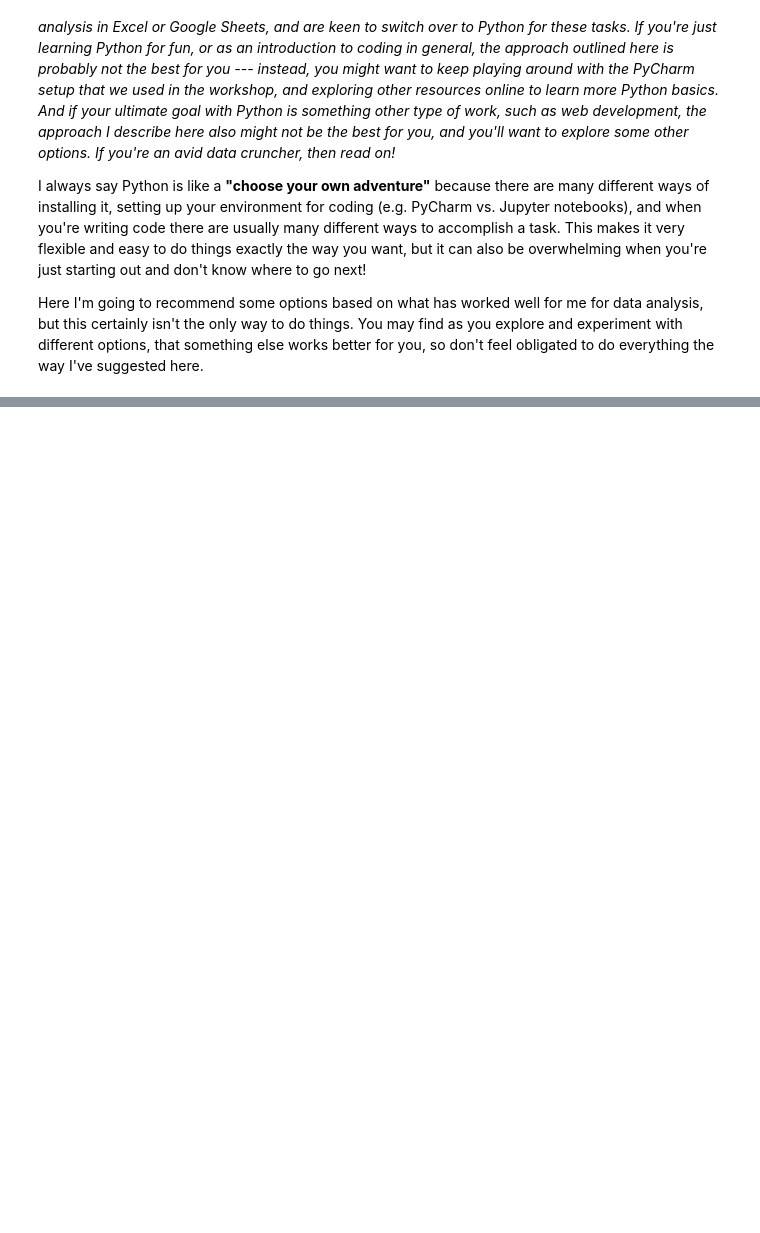
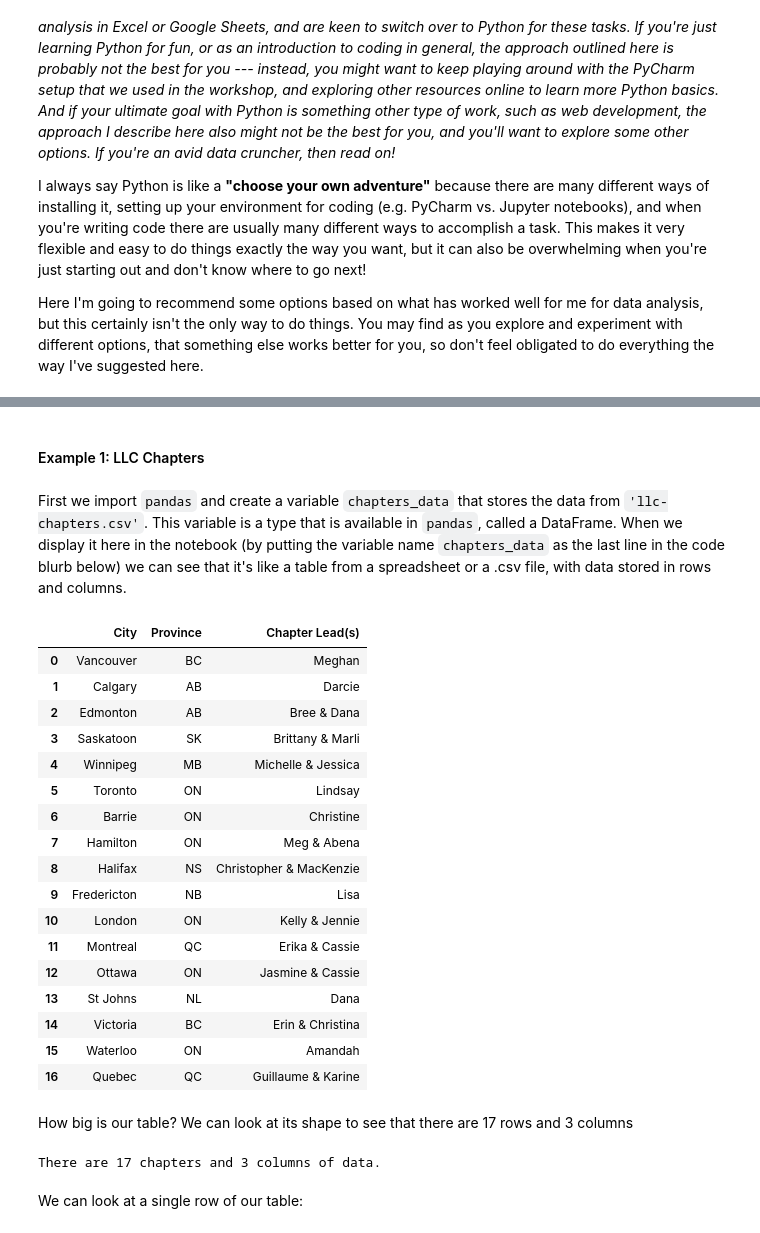
Before and after one commit to jenfly/llc-python-resources, a Jupyter notebook: next-steps.ipynb, the cells around one changed output, grey strips where cells are left out. Drawn from its saved outputs; the diff is of its cells as text; code cells hidden in the pictures; blank space fills up the shorter version.

Commit message:
First draft

```diff
--- a/next-steps.ipynb
+++ b/next-steps.ipynb
@@ -70,0 +78,37 @@ https://github.com/wesm/pydata-book
+# %% [markdown]
+#### Example 1: LLC Chapters
+# %% [markdown]
+First we import `pandas` and create a variable `chapters_data` that stores the data from `'llc-chapters.csv'`. This variable is a type that is available in `pandas`, called a DataFrame. When we display it here in the notebook (by putting the variable name `chapters_data` as the last line in the code blurb below) we can see that it's like a table from a spreadsheet or a .csv file, with data stored in rows and columns.
+# %%
+import pandas
+
+chapters_data = pandas.read_csv('data/llc-chapters.csv')
+chapters_data
+# %% [output]
+|  | City | Province | Chapter Lead(s) |
+| 0 | Vancouver | BC | Meghan |
+| 1 | Calgary | AB | Darcie |
+| 2 | Edmonton | AB | Bree & Dana |
+| 3 | Saskatoon | SK | Brittany & Marli |
+| 4 | Winnipeg | MB | Michelle & Jessica |
+| 5 | Toronto | ON | Lindsay |
+| 6 | Barrie | ON | Christine |
+| 7 | Hamilton | ON | Meg & Abena |
+| 8 | Halifax | NS | Christopher & MacKenzie |
+| 9 | Fredericton | NB | Lisa |
+| 10 | London | ON | Kelly & Jennie |
+| 11 | Montreal | QC | Erika & Cassie |
+| 12 | Ottawa | ON | Jasmine & Cassie |
+| 13 | St Johns | NL | Dana |
+| 14 | Victoria | BC | Erin & Christina |
+| 15 | Waterloo | ON | Amandah |
+| 16 | Quebec | QC | Guillaume & Karine |
+# %% [markdown]
+How big is our table? We can look at its shape to see that there are 17 rows and 3 columns
+# %%
+nrows, ncols = chapters_data.shape
+print('There are ' + str(nrows) + ' chapters and ' + str(ncols) + ' columns of data.')
+# %% [output]
+There are 17 chapters and 3 columns of data.
+# %% [markdown]
+We can look at a single row of our table:
```
Also changed, not shown: parts of 40 cells of this notebook, 15 other files.
